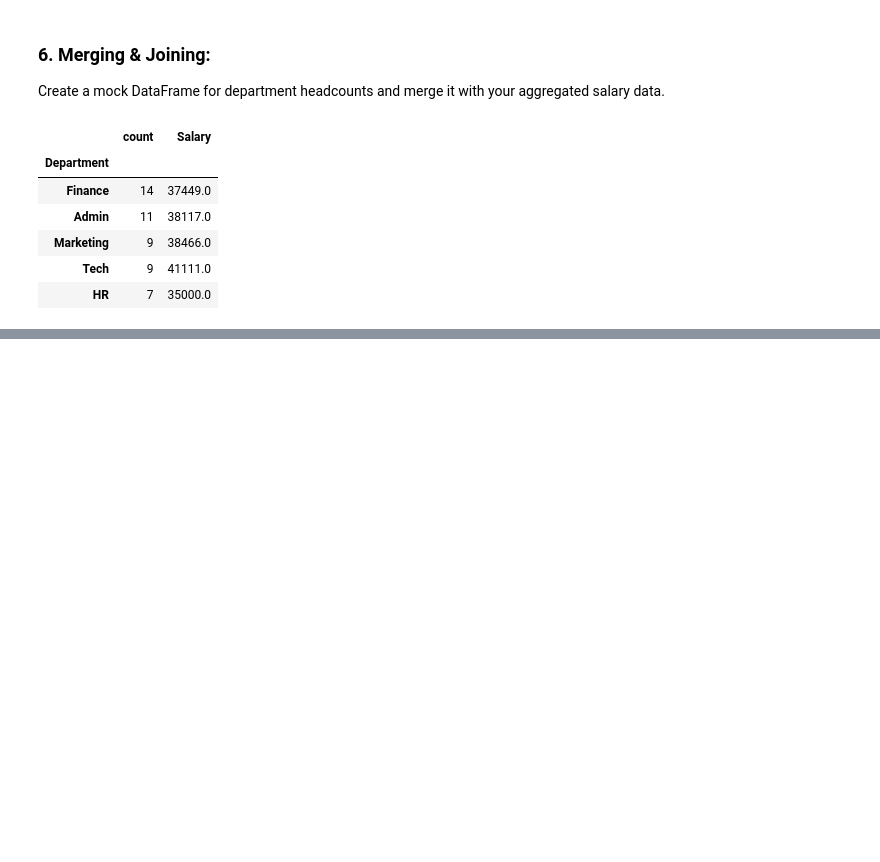
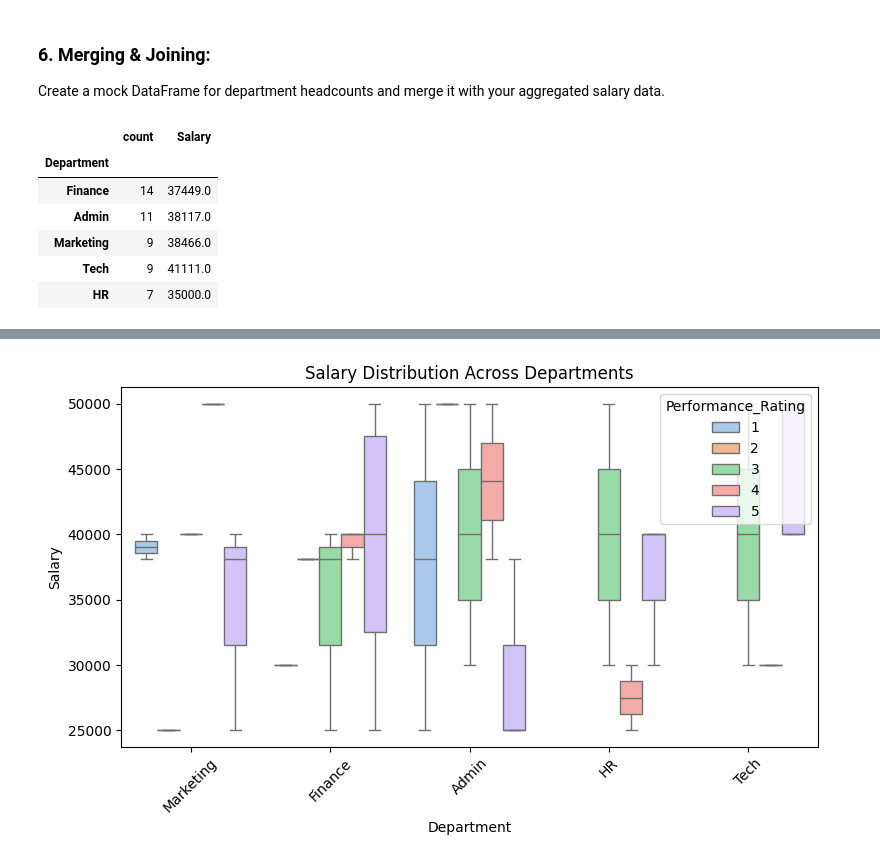
Before and after one commit to sahusuman9/eda_projects_python, a Jupyter notebook: eda_with_libraries/hr_employee/HR_Employee.ipynb, the cells around one changed output, grey strips where cells are left out. Saved outputs shown, nothing was run; the diff lists cells and outputs as text; code cells hidden in the pictures; blank space fills up the shorter version.

```diff
--- a/eda_with_libraries/hr_employee/HR_Employee.ipynb
+++ b/eda_with_libraries/hr_employee/HR_Employee.ipynb
@@ -433,0 +470,13 @@ pd.merge(department_headcounts,avg_dept_salary, on="Department")
+# %%
+# Boxplot of Salary across Departments to compare distributions.
+
+plt.figure(figsize=(8, 5))
+sns.boxplot(x='Department', y='Salary', hue='Performance_Rating', data=df, palette='pastel')
+
+plt.xlabel("Department")
+plt.ylabel("Salary")
+plt.title("Salary Distribution Across Departments")
+plt.xticks(rotation=45)
+plt.tight_layout()
+# %% [output]
+[figure, added]
```
Also changed, not shown: parts of 17 cells of this notebook.
